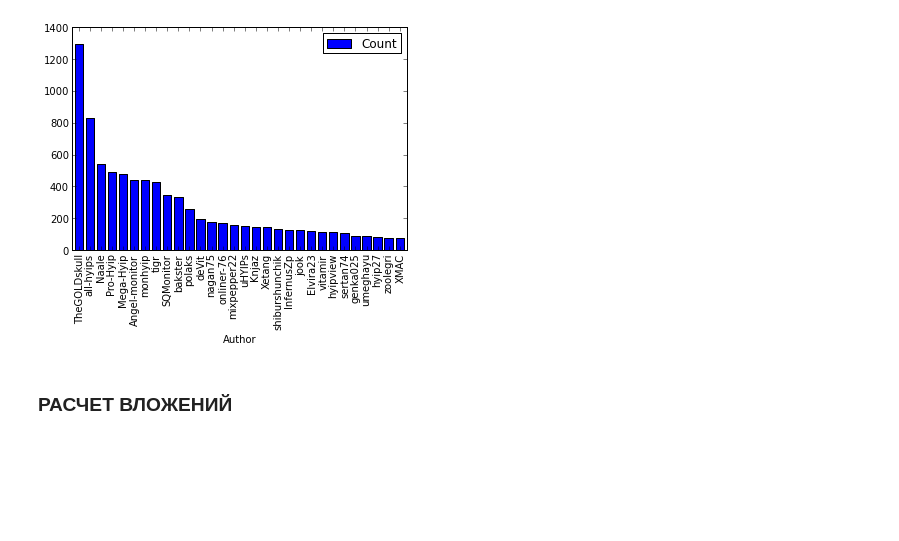
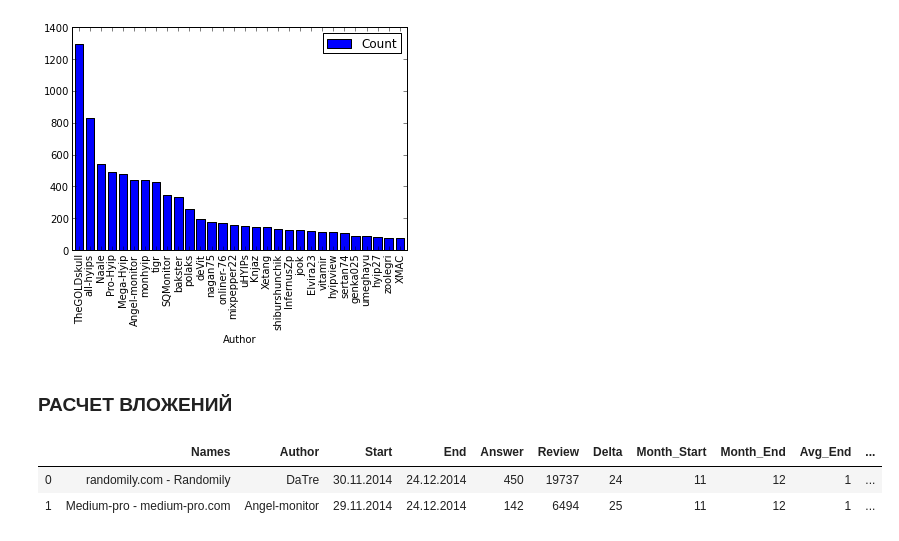
Before and after one commit to sergeqwe/parser_mmgp, a Jupyter notebook: test.ipynb, the cells around one changed output. Drawn from its saved outputs; the diff is of its cells as text; code cells hidden in the pictures; blank space fills up the shorter version.

```diff
--- a/test.ipynb
+++ b/test.ipynb
@@ -216,3 +238,12 @@ date_of_investing = datetime.datetime.strptime(date, '%d.%m.%Y')
 
 # Задаем кол-во хайпов в которые инвестируем
 hyip = 10
+# %%
+df['Avg_End'] = 1
+df['Avg_Start'] = 1
+# %%
+df[:2]
+# %% [output]
+|  | Names | Author | Start | End | Answer | Review | Delta | Month_Start | Month_End | Avg_End | ... |
+| 0 | randomily.com - Randomily | DaTre | 30.11.2014 | 24.12.2014 | 450 | 19737 | 24 | 11 | 12 | 1 | ... |
+| 1 | Medium-pro - medium-pro.com | Angel-monitor | 29.11.2014 | 24.12.2014 | 142 | 6494 | 25 | 11 | 12 | 1 | ... |
```
Also changed, not shown: parts of 8 cells of this notebook, 1 other file.
